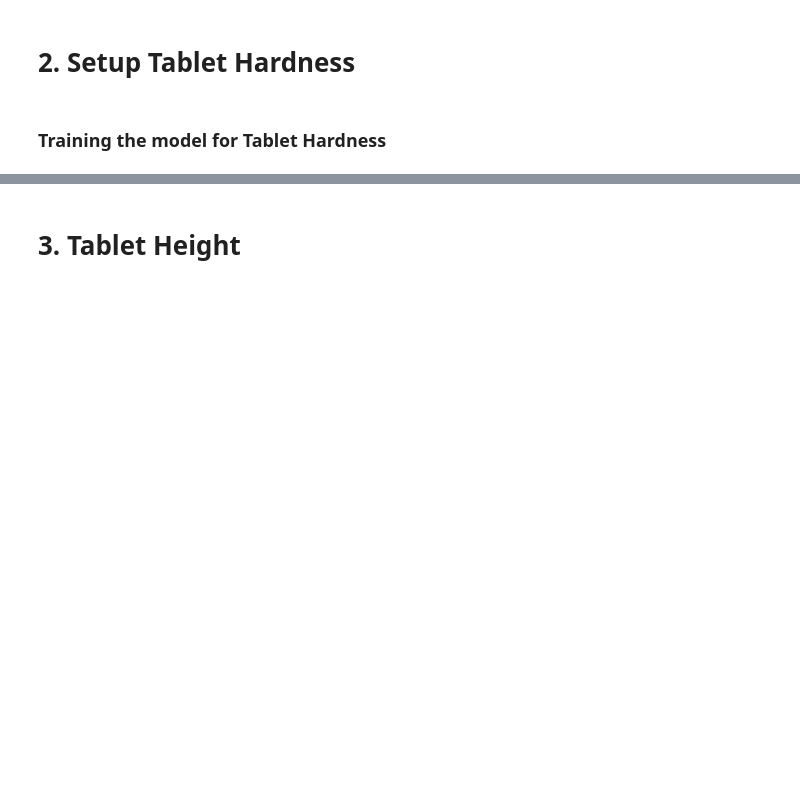
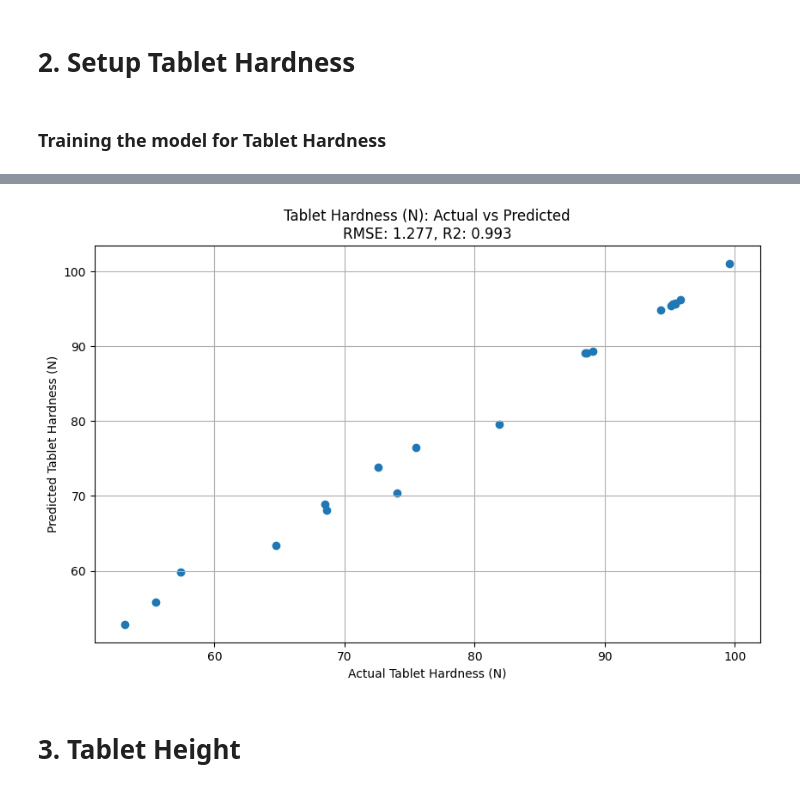
Before and after one commit to MrHexeberg/AI-medical-project, a Jupyter notebook: AI_Model_Pill/Project_NeuralNetwork.ipynb, the cells around one changed output, grey strips where cells are left out. Drawn from its saved outputs; the diff is of its cells as text; code cells hidden in the pictures; blank space fills up the shorter version.

Commit message:
Updated Finished Models
Updated the plots on the finished models and added the linear regression with polynomial features mode.

```diff
--- a/AI_Model_Pill/Project_NeuralNetwork.ipynb
+++ b/AI_Model_Pill/Project_NeuralNetwork.ipynb
@@ -89,11 +138,13 @@ plt.grid()
 # %%
 plt.figure(figsize=(10,6))
 col = 'Tablet Hardness (N)'
 plt.scatter(y_test[col], y_pred_hardness)
 plt.xlabel(f'Actual {col}')
 plt.ylabel(f'Predicted {col}')
-plt.title(f'{col}: Actual vs Predicted')
+plt.title(f'{col}: Actual vs Predicted\nRMSE: {rmse_hardness:.3f}, R2: {r2_hardness:.3f}')
 plt.grid()
+# %% [output]
+[figure, added]
 # %% [markdown]
 # 3. Tablet Height
 # %%
```
Also changed, not shown: parts of 18 cells of this notebook, 2 other files.
